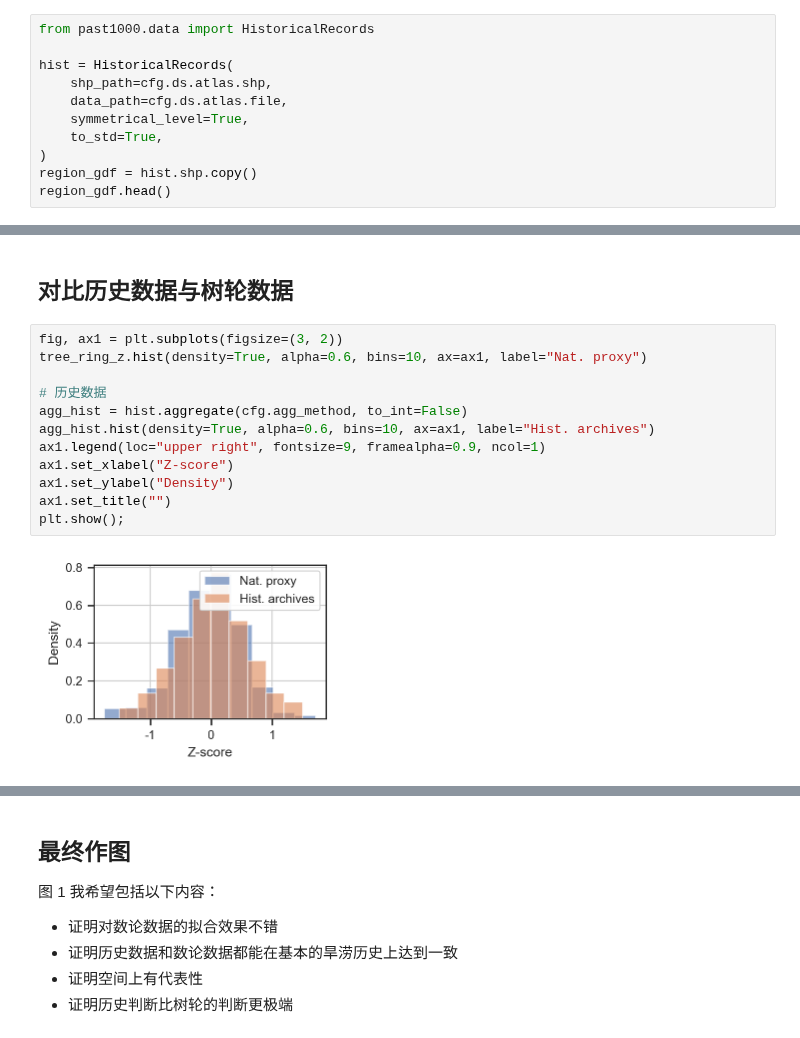
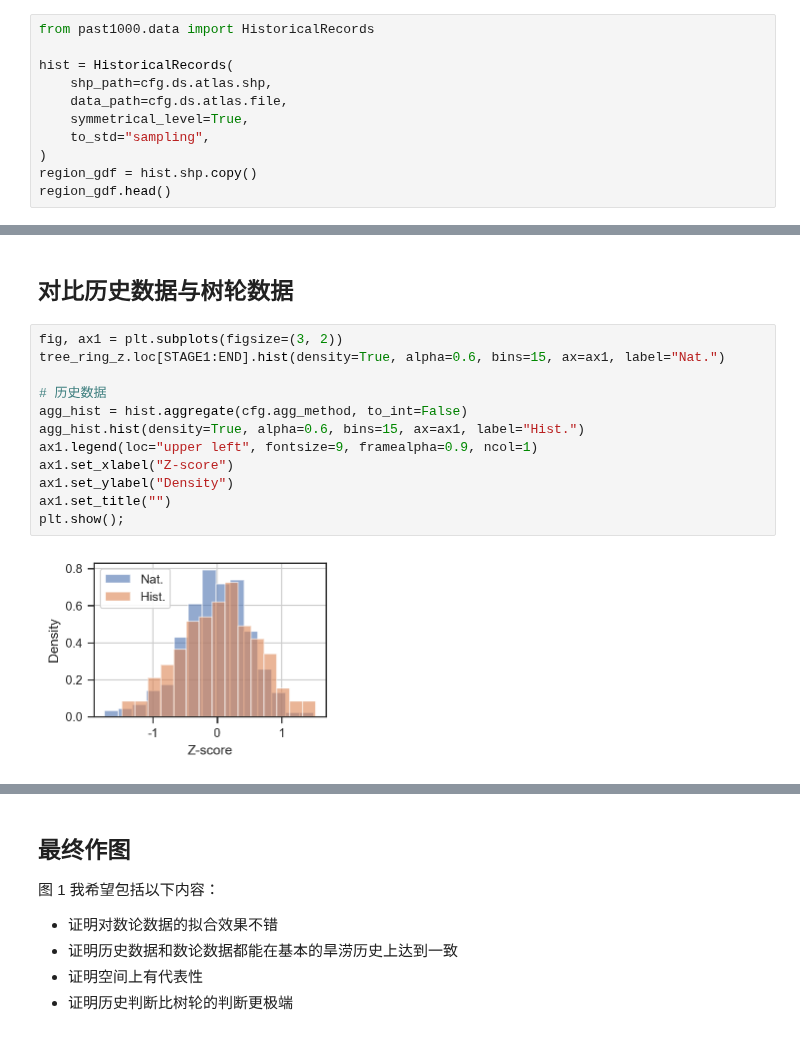
Before and after one commit to SongshGeo/shifting_baseline, a Jupyter notebook: reports/natural.ipynb, the cells around one changed output, grey strips where cells are left out. Cells and saved outputs as stored; diff of their text form.

```diff
--- a/reports/natural.ipynb
+++ b/reports/natural.ipynb
@@ -260,7 +260,7 @@ hist = HistoricalRecords(
     shp_path=cfg.ds.atlas.shp,
     data_path=cfg.ds.atlas.file,
     symmetrical_level=True,
-    to_std=True,
+    to_std="sampling",
 )
 region_gdf = hist.shp.copy()
 region_gdf.head()
@@ -477,18 +479,18 @@ plt.show();
 ## 对比历史数据与树轮数据
 # %%
 fig, ax1 = plt.subplots(figsize=(3, 2))
-tree_ring_z.hist(density=True, alpha=0.6, bins=10, ax=ax1, label="Nat. proxy")
+tree_ring_z.loc[STAGE1:END].hist(density=True, alpha=0.6, bins=15, ax=ax1, label="Nat.")
 
 # 历史数据
 agg_hist = hist.aggregate(cfg.agg_method, to_int=False)
-agg_hist.hist(density=True, alpha=0.6, bins=10, ax=ax1, label="Hist. archives")
-ax1.legend(loc="upper right", fontsize=9, framealpha=0.9, ncol=1)
+agg_hist.hist(density=True, alpha=0.6, bins=15, ax=ax1, label="Hist.")
+ax1.legend(loc="upper left", fontsize=9, framealpha=0.9, ncol=1)
 ax1.set_xlabel("Z-score")
 ax1.set_ylabel("Density")
 ax1.set_title("")
 plt.show();
 # %% [output]
-[figure, old version]
+[figure, new version]
 # %%
 check_distribution(agg_hist, only_best=False)
 # %% [output]
```
Also changed, not shown: parts of 8 cells of this notebook, 8 other files.
